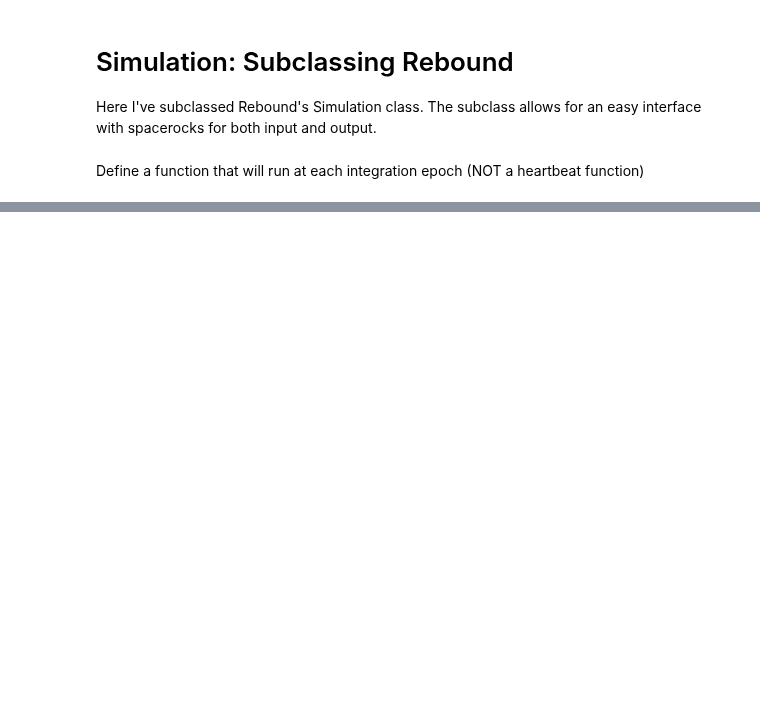
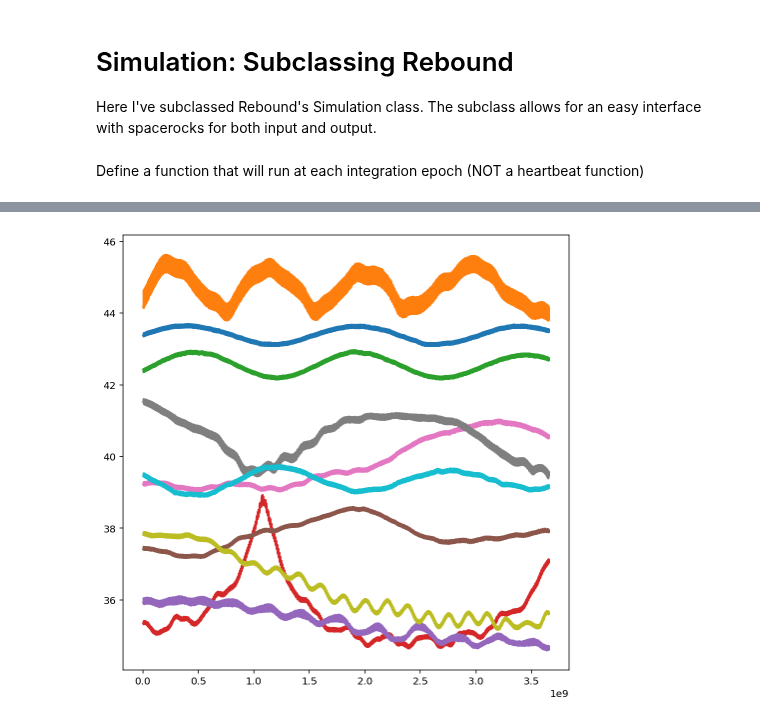
Before and after one commit to kjnapier/spacerocks, a Jupyter notebook: notebooks/Simulation.ipynb, the cells around one changed output, grey strips where cells are left out. Saved outputs shown, nothing was run; the diff lists cells and outputs as text; code cells hidden in the pictures; blank space fills up the shorter version.

```diff
--- a/notebooks/Simulation.ipynb
+++ b/notebooks/Simulation.ipynb
@@ -74,0 +95,7 @@ ax.set_aspect('equal')
+# %%
+fig, ax = plt.subplots(figsize=(8, 8))
+
+for name in np.unique(rocks.name):
+    plt.scatter(rocks[rocks.name == name].epoch.jd, rocks[rocks.name == name].q.au, s=1)
+# %% [output]
+[figure, added]
```
Also changed, not shown: parts of 8 cells of this notebook, 2 other files.
